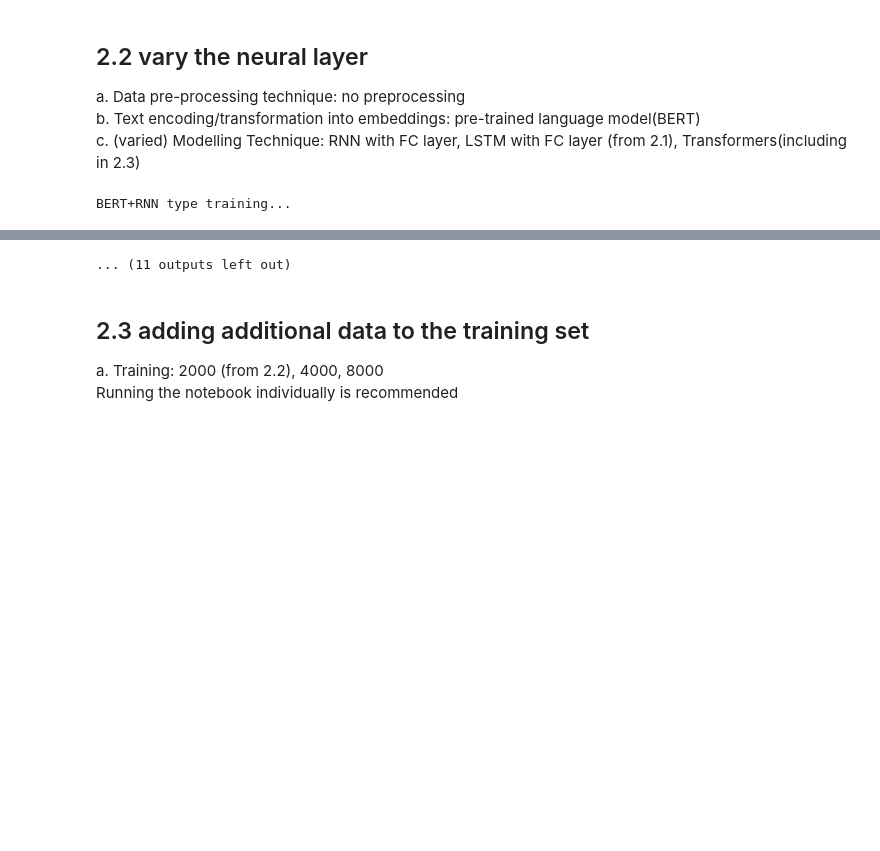
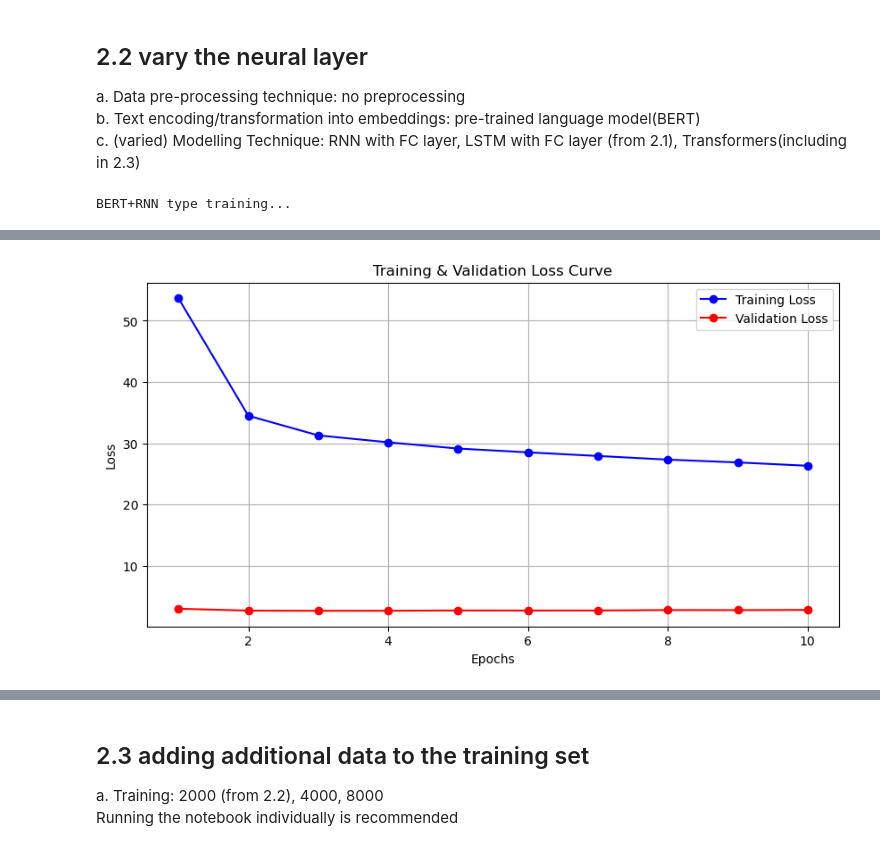
Before and after one commit to KKSTB/COMM061, a Jupyter notebook: main2.ipynb, the cells around one changed output, grey strips where cells are left out. Cells and saved outputs as stored; diff of their text form; code cells hidden in the pictures; blank space fills up the shorter version.

```diff
--- a/main2.ipynb
+++ b/main2.ipynb
@@ -606,7 +613,7 @@ c. (varied) Modelling Technique: RNN with FC layer, LSTM with FC layer (from 2.1
 #BERT+RNN
 print('BERT+RNN type training...')
 model_bert_rnn = NER_Model('BERT','RNN').to(Config.DEVICE)
-optimizer = optim.Adam(model_bert_rnn.parameters(), lr=Config.LEARNING_RATE)
+optimizer = optim.Adam(model_bert_rnn.parameters(), lr=Config.BERT_LEARNING_RATE)
 criterion = nn.CrossEntropyLoss(ignore_index=-100, label_smoothing=0.1)
 training(model_bert_rnn,'best_bert_RNN.pth', 'BERT', train_loader_bert, val_loader_bert)
 # %% [output]
@@ -658,0 +669 @@ Val F1: 0.8036
+[figure, added]
@@ -664,4 +672,3 @@ Val F1: 0.8068
-... (11 outputs left out)
 # %% [markdown]
 ## 2.3 adding additional data to the training set
 a. Training: 2000 (from 2.2), 4000, 8000
```
Also changed, not shown: parts of 9 cells of this notebook.
